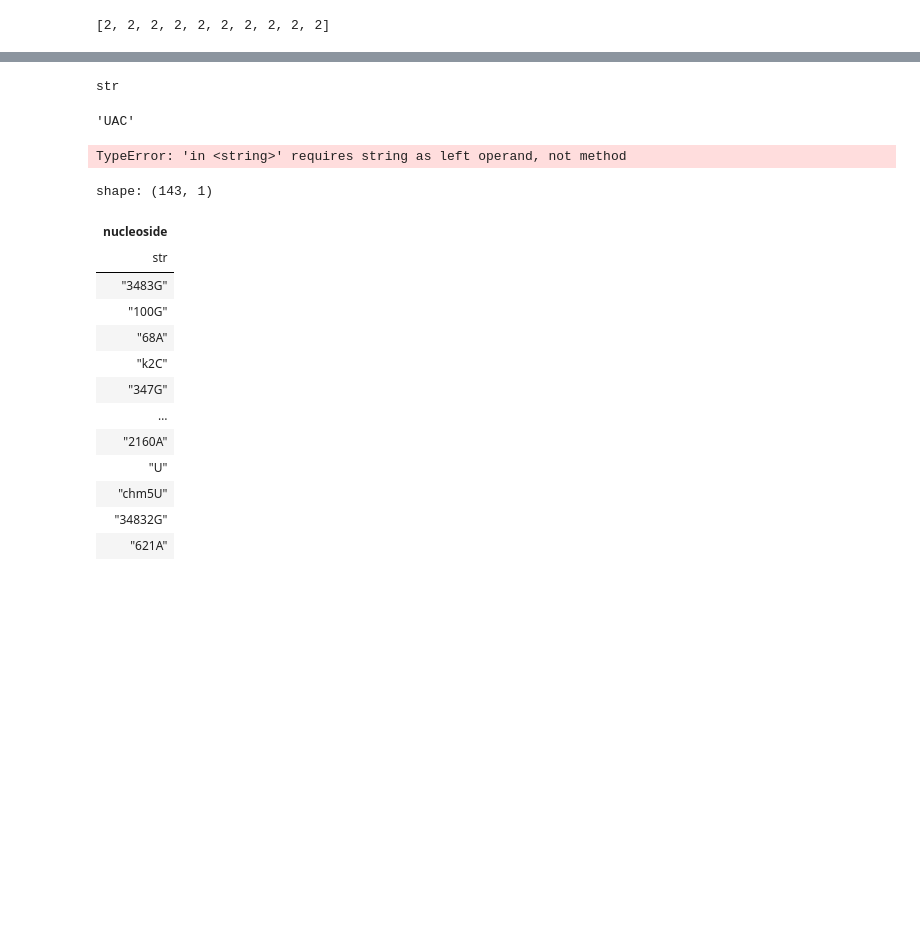
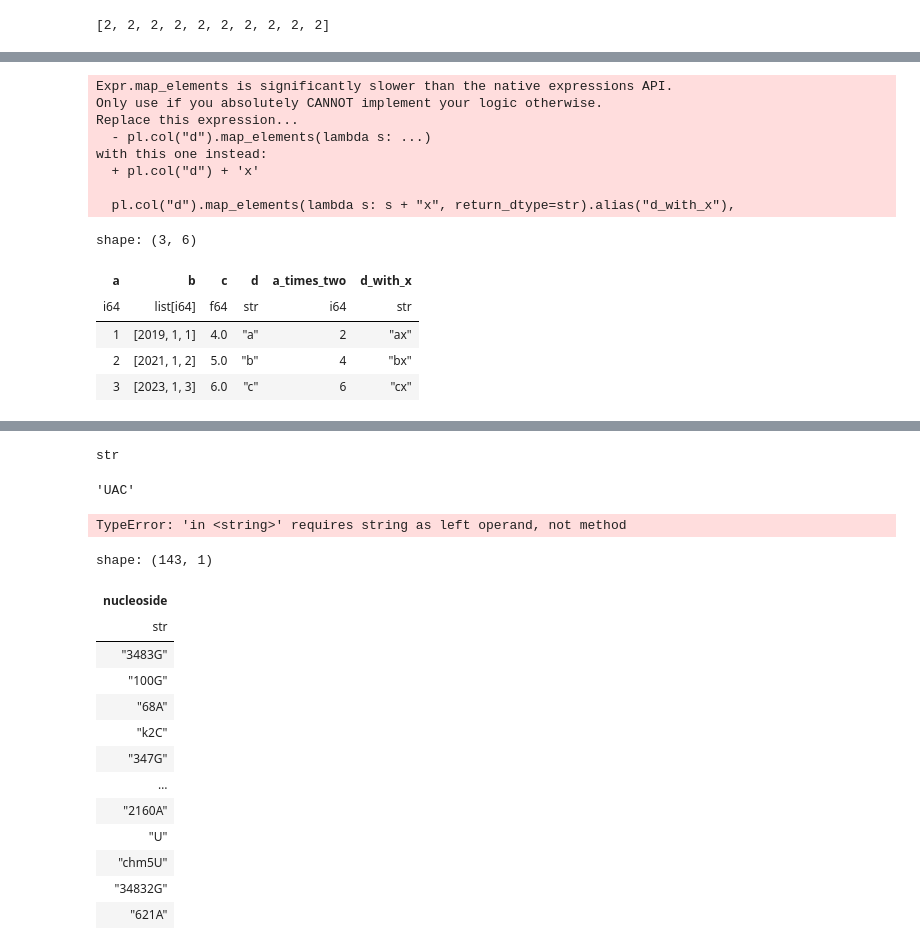
Before and after one commit to spectrseq/spectrseqtools-evaluation, a Jupyter notebook: playground/learn.ipynb, the cells around one changed output, grey strips where cells are left out. Drawn from its saved outputs; the diff is of its cells as text; code cells hidden in the pictures; blank space fills up the shorter version.

```diff
--- a/playground/learn.ipynb
+++ b/playground/learn.ipynb
@@ -494,0 +564,33 @@ seq = ''.join([random.choice(["A", "U", "G", "C"]) for _ in range(10)])
+# %%
+df = pl.DataFrame(
+    {
+        "a": [1, 2, 3],
+        "b": [
+            (2019, 1, 1),
+            (2021, 1, 2),
+            (2023, 1, 3),
+        ],
+        "c": [4.0, 5.0, 6.0],
+        "d": ["a", "b", "c"],
+    }
+)
+# %%
+df.with_columns(
+    (pl.col("a") * 2).alias("a_times_two"),
+    pl.col("d").map_elements(lambda s: s + "x", return_dtype=str).alias("d_with_x"),
+)
+# %% [output]
+Expr.map_elements is significantly slower than the native expressions API.
+Only use if you absolutely CANNOT implement your logic otherwise.
+Replace this expression...
+  - pl.col("d").map_elements(lambda s: ...)
+with this one instead:
+  + pl.col("d") + 'x'
+
+  pl.col("d").map_elements(lambda s: s + "x", return_dtype=str).alias("d_with_x"),
+shape: (3, 6)
+| a | b | c | d | a_times_two | d_with_x |
+| i64 | list[i64] | f64 | str | i64 | str |
+| 1 | [2019, 1, 1] | 4.0 | "a" | 2 | "ax" |
+| 2 | [2021, 1, 2] | 5.0 | "b" | 4 | "bx" |
+| 3 | [2023, 1, 3] | 6.0 | "c" | 6 | "cx" |
```
Also changed, not shown: parts of 30 cells of this notebook, 4 other files.
